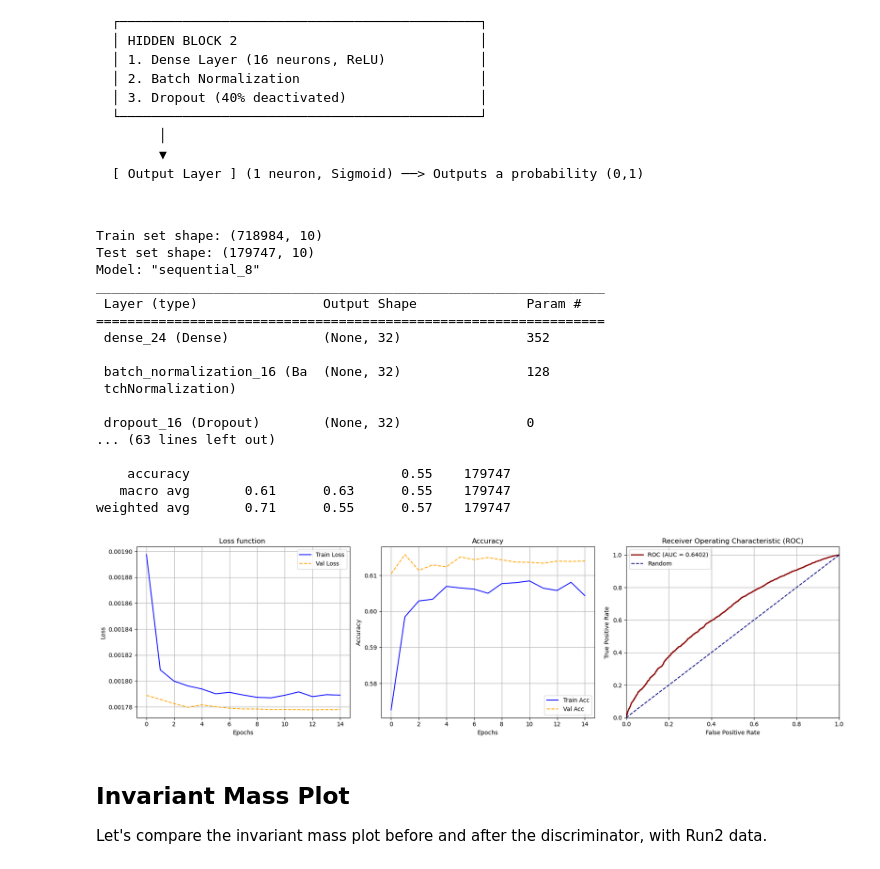
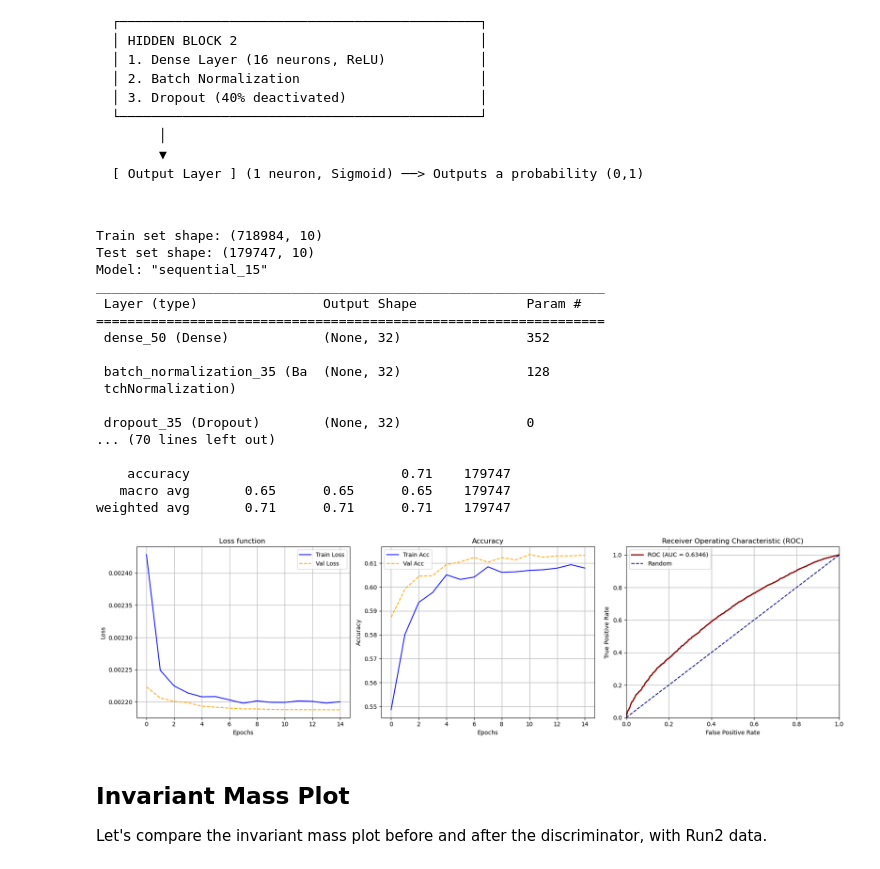
Before and after one commit to alessandrofoglizzo/DAML_project, a Jupyter notebook: Hgammagamma.ipynb, the cells around one changed output. Saved outputs shown, nothing was run; the diff lists cells and outputs as text; code cells hidden in the pictures.

```diff
--- a/Hgammagamma.ipynb
+++ b/Hgammagamma.ipynb
@@ -563,6 +563,10 @@ def build_baseline_nn(input_dim):
         layers.Dense(32, activation="relu"),
         layers.BatchNormalization(),
         layers.Dropout(0.2),
+
+        layers.Dense(32, activation="relu"),
+        layers.BatchNormalization(),
+        layers.Dropout(0.3),
 
         layers.Dense(16, activation="relu"),
         layers.BatchNormalization(),
@@ -582,9 +586,9 @@ def build_baseline_nn(input_dim):
 
 # hyperparameters settings
 epochs = 15
-batch_size = 512
+batch_size = 1024
 validation_split = 0.15
-emphasis = 1.5
+emphasis = 1
 
 prediction_threshold = 0.5
 
@@ -671,42 +675,42 @@ if __name__ == "__main__":
     # 3. ROC & AUC plot
     fpr, tpr, thresholds = roc_curve(y_test, y_pred_prob, sample_weight=w_test)
 
     # roc_auc score, weighted
     # IT IS NOT MONOTONE, SO WE USE TRAPZ
     roc_auc = np.trapz(tpr, fpr)
 
     ax_roc.plot(fpr, tpr, color="darkred", lw=2, label=f"ROC (AUC = {roc_auc:.4f})")
     ax_roc.plot(np.array((0, 1)), np.array((0, 1)), color="navy", linestyle="--", label="Random")
     ax_roc.set_xlim(np.array((0.0, 1.0)))
     ax_roc.set_ylim(np.array((0.0, 1.05)))
     ax_roc.set_xlabel("False Positive Rate")
     ax_roc.set_ylabel("True Positive Rate")
     ax_roc.set_title("Receiver Operating Characteristic (ROC)")
     ax_roc.legend()
     ax_roc.grid(True)
 
     plt.tight_layout()
     plt.show()
     plt.close('all')
 # %% [output]
 Train set shape: (718984, 10)
 Test set shape: (179747, 10)
-Model: "sequential_8"
+Model: "sequential_15"
 _________________________________________________________________
  Layer (type)                Output Shape              Param #
 =================================================================
- dense_24 (Dense)            (None, 32)                352
+ dense_50 (Dense)            (None, 32)                352
 
- batch_normalization_16 (Ba  (None, 32)                128
+ batch_normalization_35 (Ba  (None, 32)                128
  tchNormalization)
 
- dropout_16 (Dropout)        (None, 32)                0
-... (63 lines left out)
+ dropout_35 (Dropout)        (None, 32)                0
+... (70 lines left out)
 
-    accuracy                           0.55    179747
-   macro avg       0.61      0.63      0.55    179747
-weighted avg       0.71      0.55      0.57    179747
+    accuracy                           0.71    179747
+   macro avg       0.65      0.65      0.65    179747
+weighted avg       0.71      0.71      0.71    179747
-[figure, old version]
+[figure, new version]
 # %% [markdown]
 ## Invariant Mass Plot
 Let's compare the invariant mass plot before and after the discriminator, with Run2 data.
```
Also changed, not shown: parts of 3 cells of this notebook.
